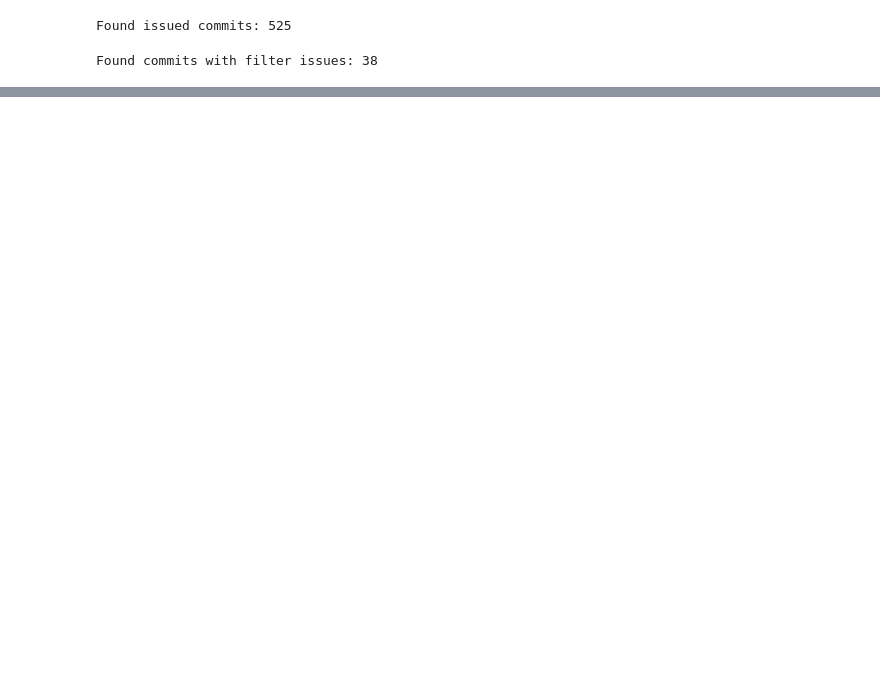
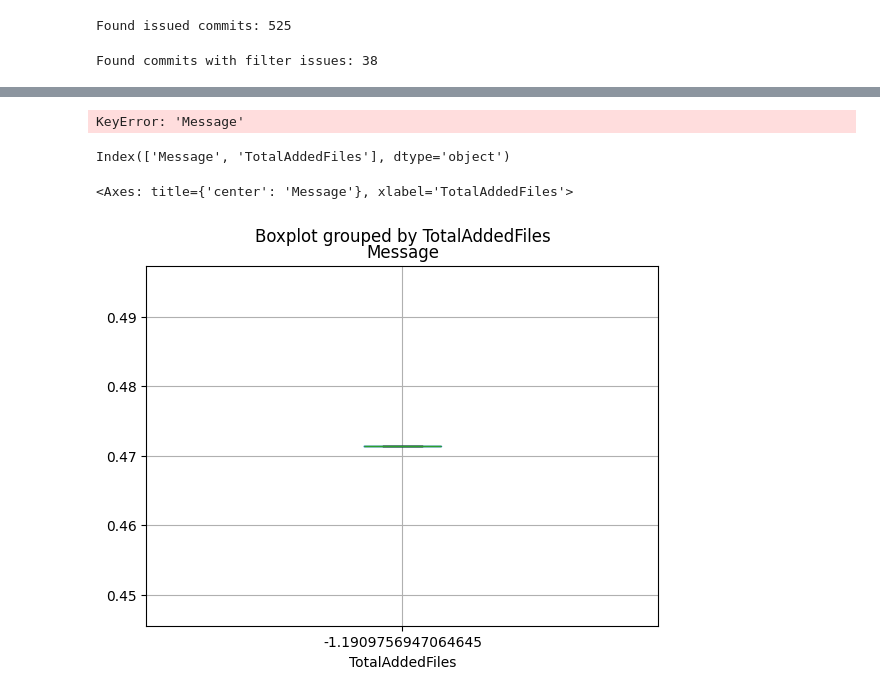
Before and after one commit to devanandp/Explore-Software-repository-Hadoop-Common, a Jupyter notebook: Analyze.ipynb, the cells around one changed output, grey strips where cells are left out. Drawn from its saved outputs; the diff is of its cells as text; code cells hidden in the pictures; blank space fills up the shorter version.

```diff
--- a/Analyze.ipynb
+++ b/Analyze.ipynb
@@ -208,0 +284,62 @@ file_details.head(10)
+# %%
+import pandas as pd
+
+# Define the design decision types based on the categorization
+design_decision_types = {
+    'Refactoring and Architecture Changes': ['HDFS-4888'],
+    'Feature Development and Design Enhancements': ['HADOOP-18237', 'HADOOP-16152', 'HADOOP-18658'],
+    'Implementation Choices and Design Patterns': ['YARN-6872'],
+    'Design Documentation and Guidelines': ['HADOOP-6504'],
+    'Test Case Design and Strategy': ['HDFS-14677'],
+    'Dependency Management and Integration Decisions': ['fixed test test-core and test-contrib targets'],
+    'Code Review and Code Quality Decisions': ['To fix test targets'],
+    'Overall System Design Decisions': ['HDFS-12107', 'HADOOP-7351', 'YARN-3460']
+}
+
+# Create a DataFrame to store design decision type and commit messages
+data = {'Design Decision Type': [], 'Commit Message': []}
+
+# Assuming the column containing commit messages is named 'Message'
+for decision_type, commit_ids in design_decision_types.items():
+    for commit_id in commit_ids:
+        try:
+            message = df[df['message'].str.contains(commit_id)]['Message'].iloc[0]
+            data['Design Decision Type'].append(decision_type)
+            data['Commit Message'].append(message)
+        except IndexError:
+            print(f"Commit message not found for ID: {commit_id}")
+
+# Create a DataFrame
+df_design_decisions = pd.DataFrame(data)
+
+# Drop rows with NaN values in the 'Commit Message' column
+df_design_decisions.dropna(subset=['Commit Message'], inplace=True)
+
+# Create boxplot
+plt.figure(figsize=(10, 6))
+sns.boxplot(x='Design Decision Type', y='Commit Message', data=df_design_decisions)
+plt.title('Boxplot of Design Decision Types and Commit Messages')
+plt.xlabel('Design Decision Type')
+plt.ylabel('Commit Message')
+plt.xticks(rotation=45)
+plt.tight_layout()
+plt.show()
+# %% [output]
+KeyError: 'Message'
+# %%
+import matplotlib.pyplot as plt
+import numpy as np
+
+print(commit_details.columns)
+# Assuming commit_details is your DataFrame
+# Assuming commit_details is your DataFrame
+np.random.seed(1234)
+commit_details = pd.DataFrame(np.random.randn(1, 2),
+                              columns=['Message', 'TotalAddedFiles'])
+
+# Now, you can create the boxplot for 'Message' and 'TotalAddedFiles' columns
+commit_details.boxplot(column=[ 'Message'], by='TotalAddedFiles',)
+# %% [output]
+Index(['Message', 'TotalAddedFiles'], dtype='object')
+<Axes: title={'center': 'Message'}, xlabel='TotalAddedFiles'>
+[figure, added]
```
Also changed, not shown: parts of 7 cells of this notebook.
